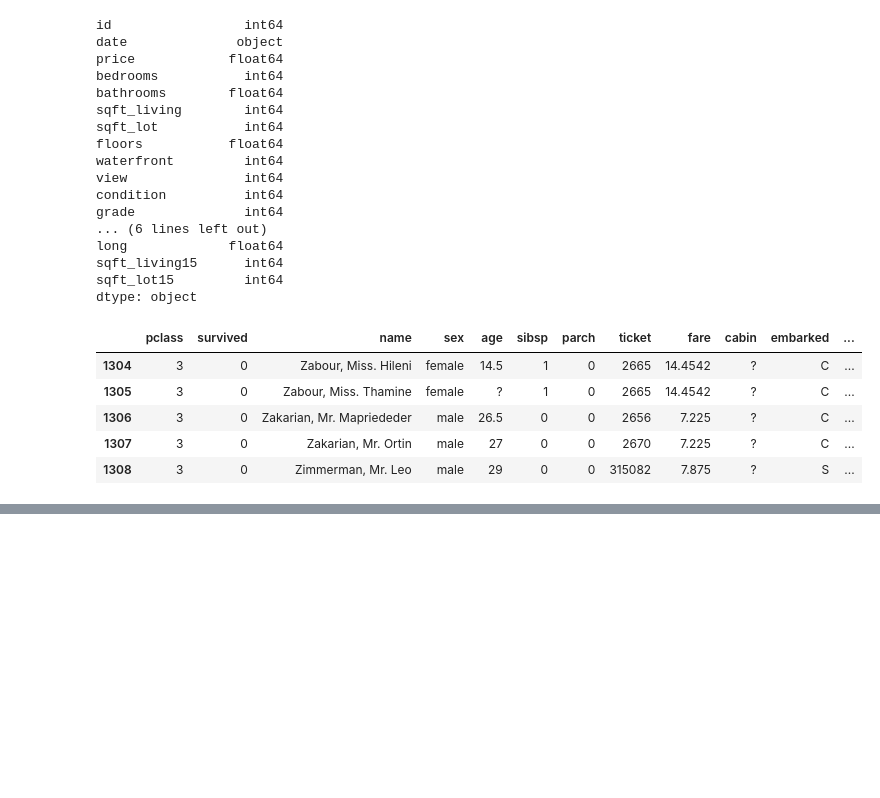
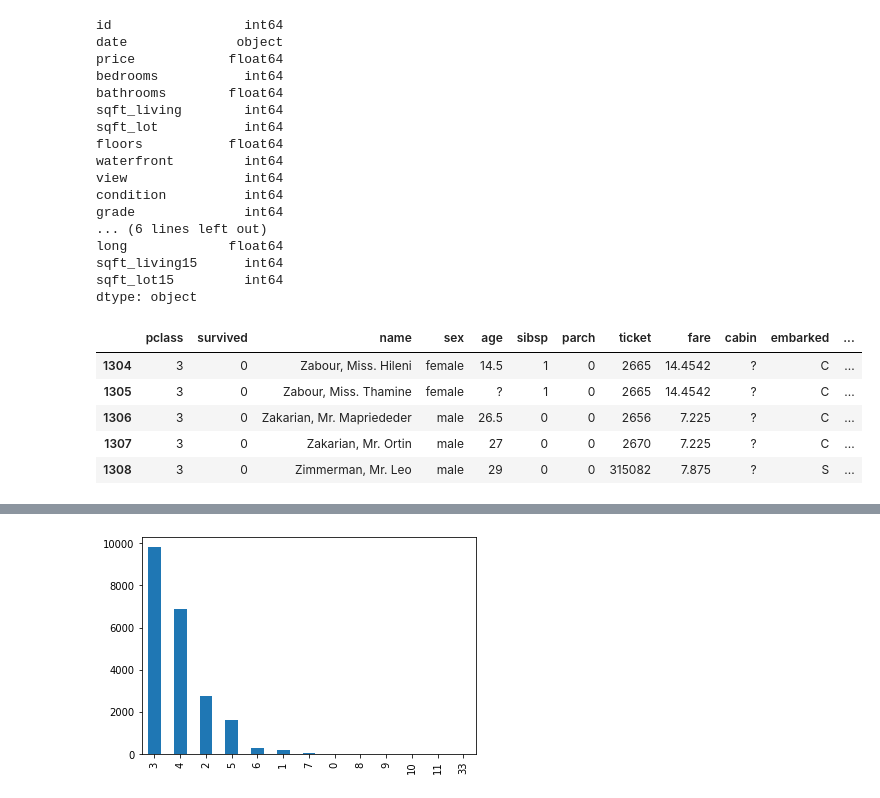
Before and after one commit to tornikeo/python_pandas_matplot_practice, a Jupyter notebook: Python_and_Pandas_Review.ipynb, the cells around one changed output, grey strips where cells are left out. Drawn from its saved outputs; the diff is of its cells as text; code cells hidden in the pictures; blank space fills up the shorter version.

```diff
--- a/Python_and_Pandas_Review.ipynb
+++ b/Python_and_Pandas_Review.ipynb
@@ -173,0 +596,6 @@ memory usage: 894.6+ KB
+# %%
+#This shows us that 2-4 bedrooms is much more common...let's change the kind to make it much more readable
+
+houses.bedrooms.value_counts().plot(kind='bar');
+# %% [output]
+[figure, added]
```
Also changed, not shown: parts of 55 cells of this notebook.
